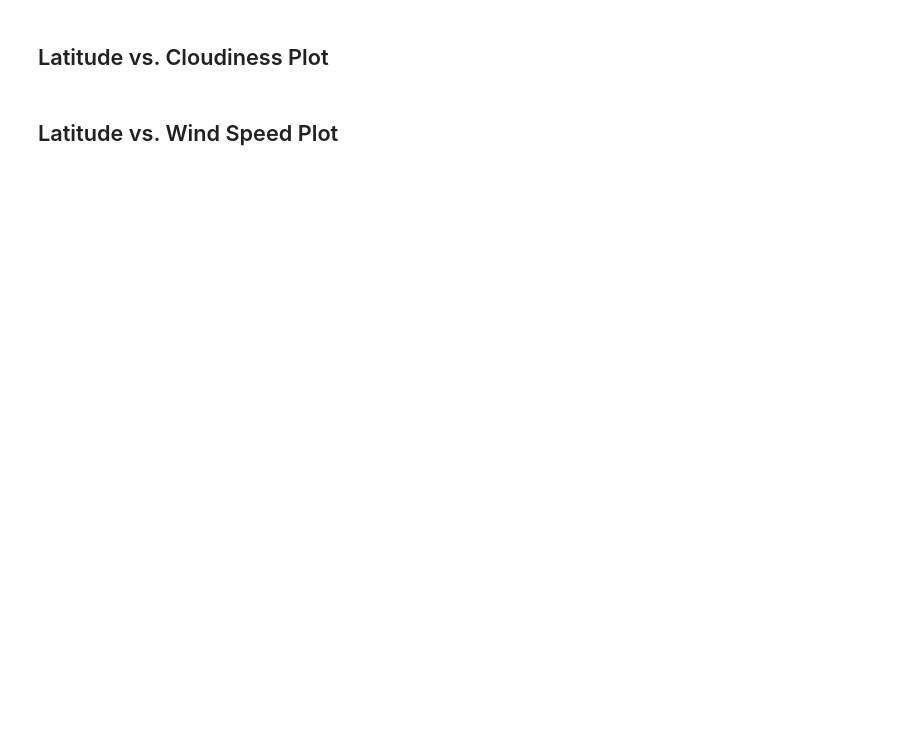
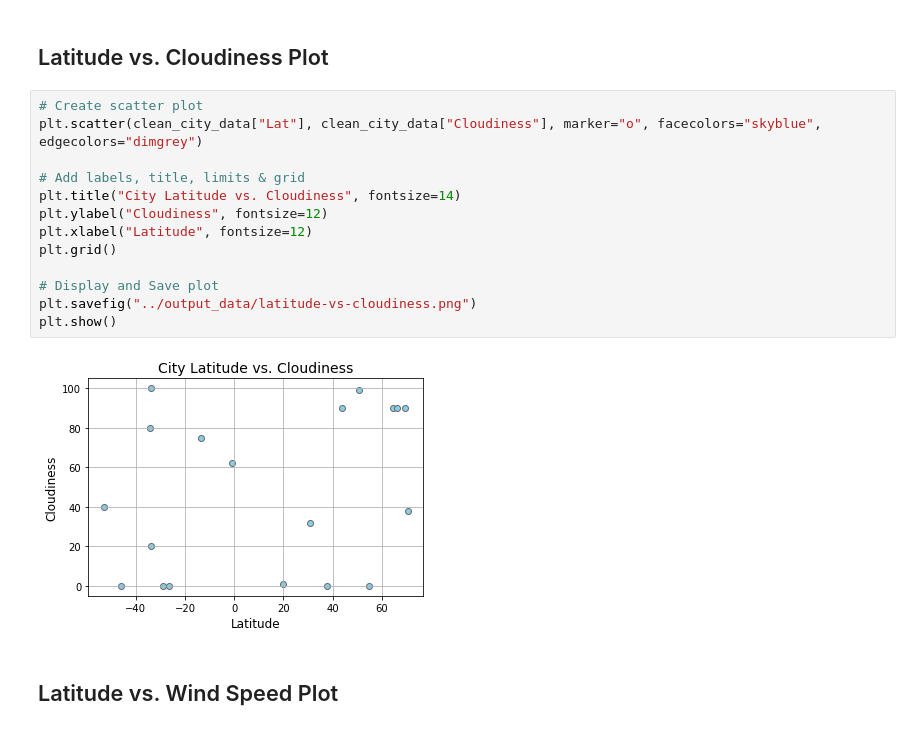
Before and after one commit to NHoyer95/python-api-challenge, a Jupyter notebook: WeatherPy/WeatherPy.ipynb, the cells around one changed output. Drawn from its saved outputs; the diff is of its cells as text; blank space fills up the shorter version.

```diff
--- a/WeatherPy/WeatherPy.ipynb
+++ b/WeatherPy/WeatherPy.ipynb
@@ -201,4 +218,19 @@ clean_city_data.head()
 # %% [markdown]
 ## Latitude vs. Cloudiness Plot
+# %%
+# Create scatter plot
+plt.scatter(clean_city_data["Lat"], clean_city_data["Cloudiness"], marker="o", facecolors="skyblue", edgecolors="dimgrey")
+
+# Add labels, title, limits & grid
+plt.title("City Latitude vs. Cloudiness", fontsize=14)
+plt.ylabel("Cloudiness", fontsize=12)
+plt.xlabel("Latitude", fontsize=12)
+plt.grid()
+
+# Display and Save plot
+plt.savefig("../output_data/latitude-vs-cloudiness.png")
+plt.show()
+# %% [output]
+[figure, added]
 # %% [markdown]
 ## Latitude vs. Wind Speed Plot
```
Also changed, not shown: parts of 8 cells of this notebook, 5 other files.
